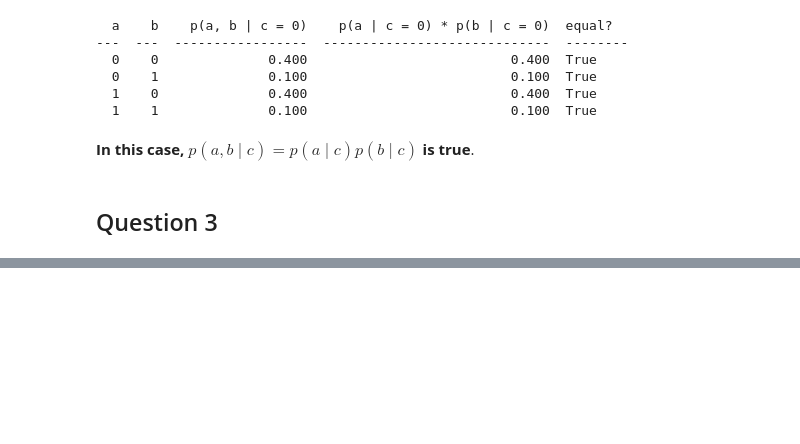
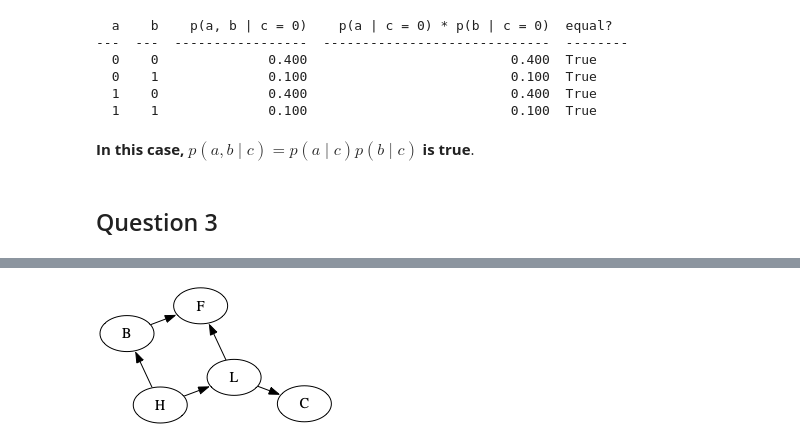
Before and after one commit to steven-s/605_745_reasoning_under_uncertainty, a Jupyter notebook: notebooks/module05/problem_set_3.ipynb, the cells around one changed output, grey strips where cells are left out. Drawn from its saved outputs; the diff is of its cells as text; code cells hidden in the pictures; blank space fills up the shorter version.

```diff
--- a/notebooks/module05/problem_set_3.ipynb
+++ b/notebooks/module05/problem_set_3.ipynb
@@ -375,0 +627,15 @@ print(
+# %%
+# https://pgmpy.org/examples/Creating_Discrete_BN.html
+question11_model = DiscreteBayesianNetwork([
+    ("H", "B"),
+    ("H", "L"),
+    ("B", "F"),
+    ("L", "F"),
+    ("L", "C"),
+])
+# %%
+viz = question11_model.to_graphviz()
+viz.draw('question11_model.png', prog='neato')
+display(Image('question11_model.png'))
+# %% [output]
+[figure, added]
```
Also changed, not shown: parts of 33 cells of this notebook, 8 other files.
